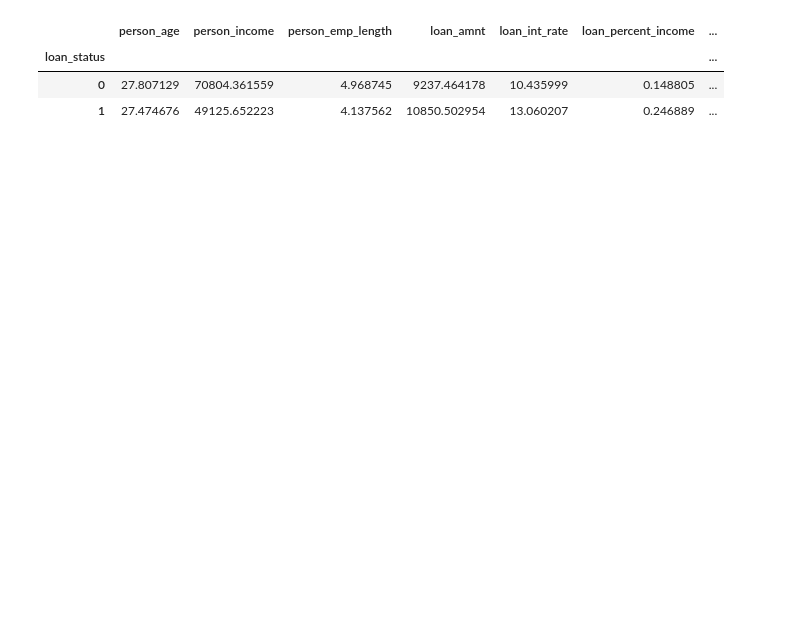
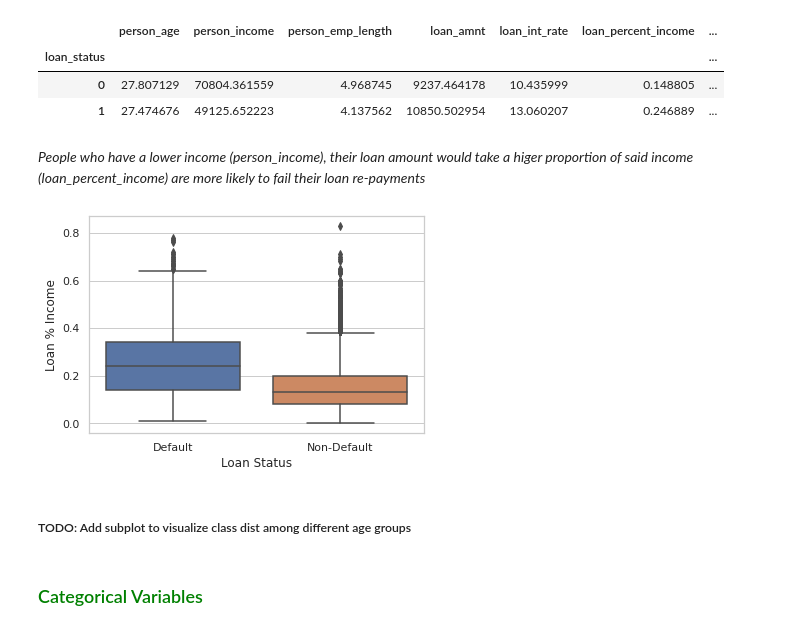
Before and after one commit to valkiss024/credit-risk-analysis, a Jupyter notebook: Credit Analysis.ipynb, the cells around one changed output. Cells and saved outputs as stored; diff of their text form; code cells hidden in the pictures; blank space fills up the shorter version.

```diff
--- a/Credit Analysis.ipynb
+++ b/Credit Analysis.ipynb
@@ -114,3 +167,17 @@ credit.groupby('loan_status').mean()
 | loan_status |  |  |  |  |  |  | ... |
 | 0 | 27.807129 | 70804.361559 | 4.968745 | 9237.464178 | 10.435999 | 0.148805 | ... |
 | 1 | 27.474676 | 49125.652223 | 4.137562 | 10850.502954 | 13.060207 | 0.246889 | ... |
+# %% [markdown]
+_People who have a lower income (person_income), their loan amount would take a higer proportion of said income (loan_percent_income) are more likely to fail their loan re-payments_
+# %%
+# Visualize the distribution of target classes based on the 'loan_percent_income' variable
+sns.boxplot(credit_copy, x=credit_copy['loan_status'], y=credit_copy['loan_percent_income'])
+plt.xlabel('Loan Status')
+plt.ylabel('Loan % Income')
+plt.show()
+# %% [output]
+[figure, added]
+# %% [markdown]
+##### TODO: Add subplot to visualize class dist among different age groups
+# %% [markdown]
+### <font color='green'>Categorical Variables</font>
```
Also changed, not shown: parts of 17 cells of this notebook.
